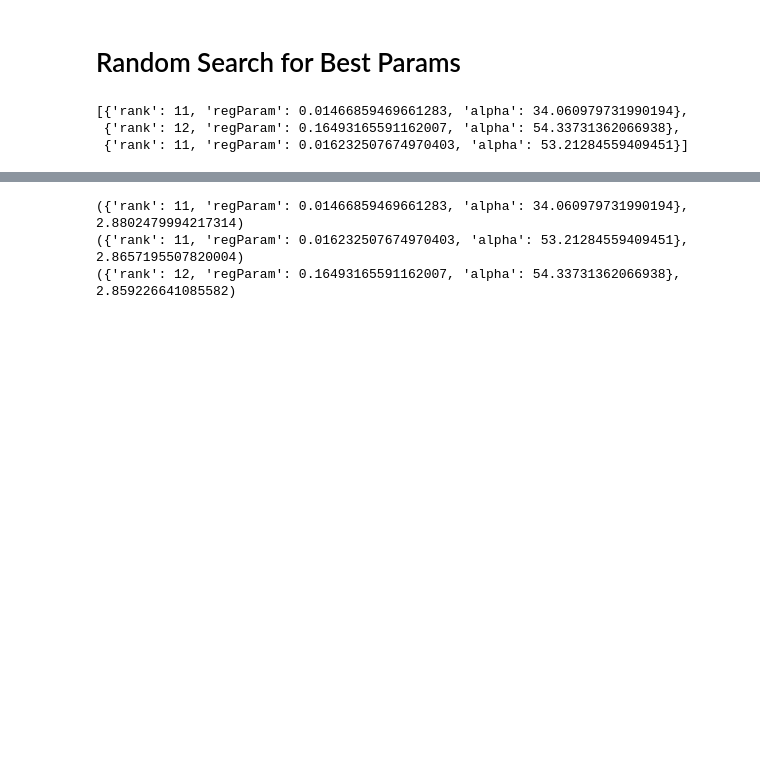
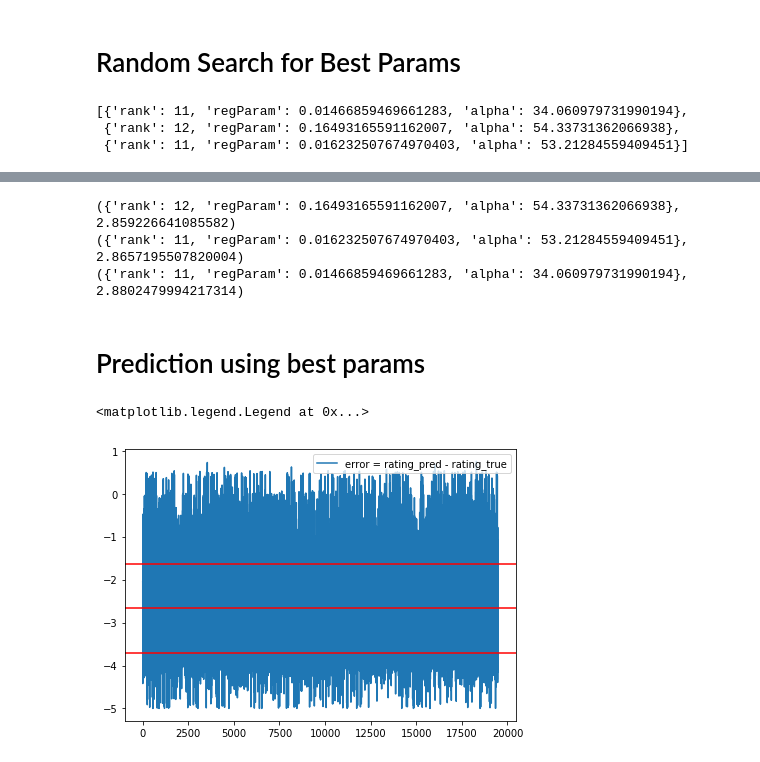
Before and after one commit to nitron-alpha-kplr/pyspark-als, a Jupyter notebook: hyperparameters-tuning.ipynb, the cells around one changed output, grey strips where cells are left out. Cells and saved outputs as stored; diff of their text form; code cells hidden in the pictures; blank space fills up the shorter version.

```diff
--- a/hyperparameters-tuning.ipynb
+++ b/hyperparameters-tuning.ipynb
@@ -97,7 +102,38 @@ z = pool.map(cv, param_list)
 # %%
-for i in sorted(z, key = lambda x: x[1], reverse=True):
+params_sorted = sorted(
+    z,
+    key = lambda x: x[1],
+    reverse = evaluator.isLargerBetter()
+)
+
+for i in params_sorted:
     print(i)
 # %% [output]
+({'rank': 12, 'regParam': 0.16493165591162007, 'alpha': 54.33731362066938}, 2.859226641085582)
+({'rank': 11, 'regParam': 0.016232507674970403, 'alpha': 53.21284559409451}, 2.8657195507820004)
 ({'rank': 11, 'regParam': 0.01466859469661283, 'alpha': 34.060979731990194}, 2.8802479994217314)
-({'rank': 11, 'regParam': 0.016232507674970403, 'alpha': 53.21284559409451}, 2.8657195507820004)
-({'rank': 12, 'regParam': 0.16493165591162007, 'alpha': 54.33731362066938}, 2.859226641085582)
+# %% [markdown]
+# Prediction using best params
+# %%
+best_params = params_sorted[0][0]
+
+train, test = ratings.randomSplit([0.8, 0.2])
+model = ALS(**best_params, **param_fixed)
+predictions = model.fit(train).transform(test)
+# %%
+rating_pred = predictions.rdd.map(lambda x: x.prediction).collect()
+rating_true = predictions.rdd.map(lambda x: x.rating    ).collect()
+# %%
+error = np.array(rating_pred) - np.array(rating_true)
+mean = error.mean()
+std  = error.std()
+
+plt.figure(figsize=(7, 5))
+plt.plot(error, label='error = rating_pred - rating_true')
+plt.axhline(mean      , color='r')
+plt.axhline(mean - std, color='r')
+plt.axhline(mean + std, color='r')
+plt.legend(loc=1)
+# %% [output]
+<matplotlib.legend.Legend at 0x...>
+[figure, added]
```
Also changed, not shown: parts of 3 cells of this notebook.
